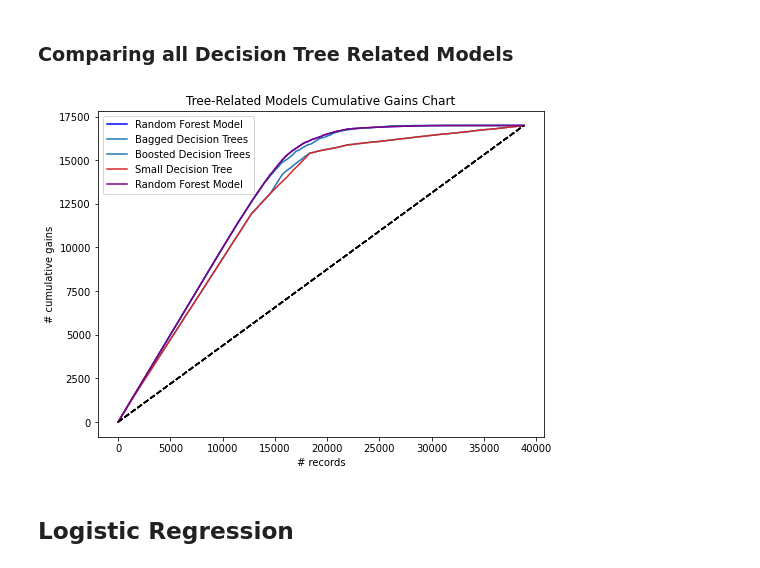
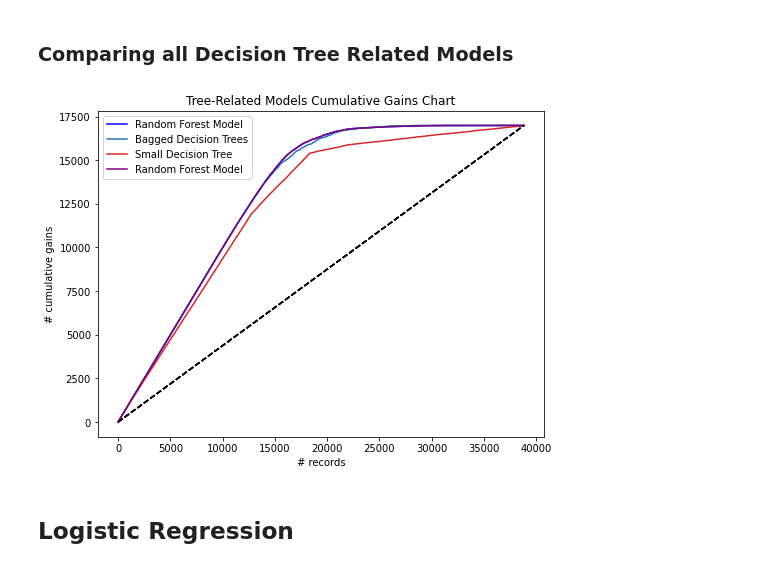
Before and after one commit to nlee98/ADS-505-Business-Analytics, a Jupyter notebook: ADS_505_Final_Project.ipynb, the cells around one changed output. Cells and saved outputs as stored; diff of their text form; code cells hidden in the pictures.

```diff
--- a/ADS_505_Final_Project.ipynb
+++ b/ADS_505_Final_Project.ipynb
@@ -883,11 +896,9 @@ References
 _sklearn.tree.DecisionTreeClassifier_. scikit. (n.d.). Retrieved from https://scikit-learn.org/stable/modules/generated/sklearn.tree.DecisionTreeClassifier.html
 # %%
 # Parameters set to avoid overfitting
-bagging2 = BaggingClassifier(
-    DecisionTreeClassifier(
-      max_depth = 5, min_samples_split = 20,
-      min_impurity_decrease = 0.01, random_state = 1),
-    n_estimators = 100, random_state = 1)
+bagging2 = BaggingClassifier(DecisionTreeClassifier(max_depth = 5, min_samples_split = 20,
+                                                    min_impurity_decrease = 0.01, random_state = 1),
+                             n_estimators = 100, random_state = 1)
 bagging2.fit(x_train_scaled, y_train)
 
 classes = sorted(y_data.unique())
@@ -957,11 +968,9 @@ Actual     0     1
 The boosted tree also shows signs of overfitting issues.
 # %%
 # Parameters set to avoid overfitting
-boost2 = AdaBoostClassifier(
-    DecisionTreeClassifier(
-        max_depth = 5, min_samples_split = 20,
-        min_impurity_decrease = 0.01, random_state = 1),
-    n_estimators = 100, random_state = 1)
+boost2 = AdaBoostClassifier(DecisionTreeClassifier(max_depth = 5, min_samples_split = 20,
+                                                   min_impurity_decrease = 0.01, random_state = 1),
+                            n_estimators = 100, random_state = 1)
 boost2.fit(x_train_scaled, y_train)
 
 # Training confusion matrix
@@ -1071,23 +1080,21 @@ plt.show()
 # %% [markdown]
 ### Comparing all Decision Tree Related Models
 # %%
-# Comparing Various Tree-Related Models
+# Comparing Bagging Tree and Boosting Tree gains chart
 fig, ax = plt.subplots(figsize = (8,6))
 gainsChart(RF1["Actual"], label = "Random Forest Model",
            color = "blue", ax = ax)
-gainsChart(bagging2_results["Actual"], label = "Bagged Decision Trees",
-           ax = ax)
-gainsChart(boost2_results["Actual"], label = "Boosted Decision Trees",
+gainsChart(boost2_results["Actual"], label = "Bagged Decision Trees",
            ax = ax)
 gainsChart(DT1.actual, label = "Small Decision Tree",
            color = "C3", ax = ax)
 gainsChart(RF1["Actual"], label = "Random Forest Model",
            color = "purple", ax = ax)
 plt.title('Tree-Related Models Cumulative Gains Chart')
 plt.legend()
 plt.show()
 # %% [output]
-[figure, old version]
+[figure, new version]
 # %% [markdown]
 ## Logistic Regression ##
 # %%
```
Also changed, not shown: parts of 5 cells of this notebook.
